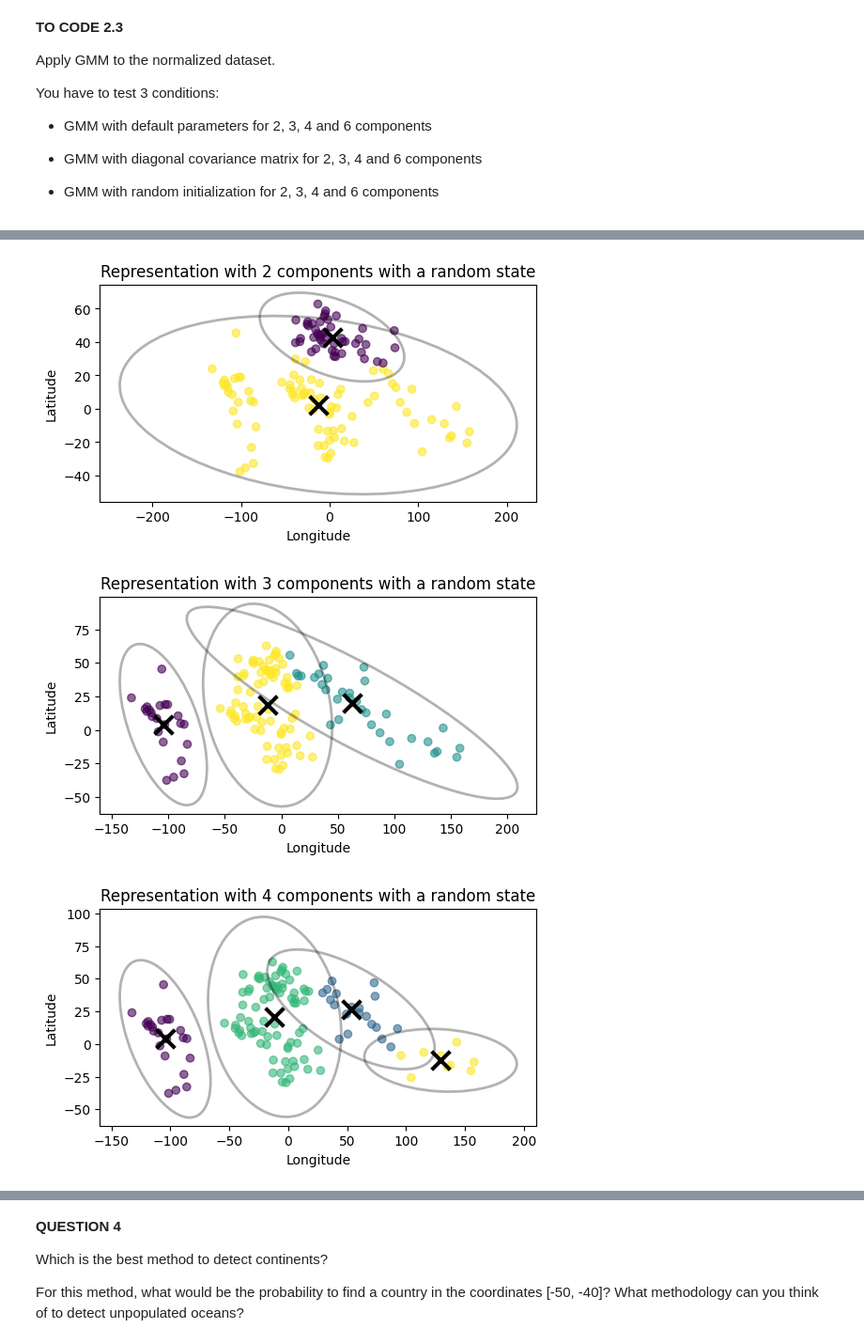
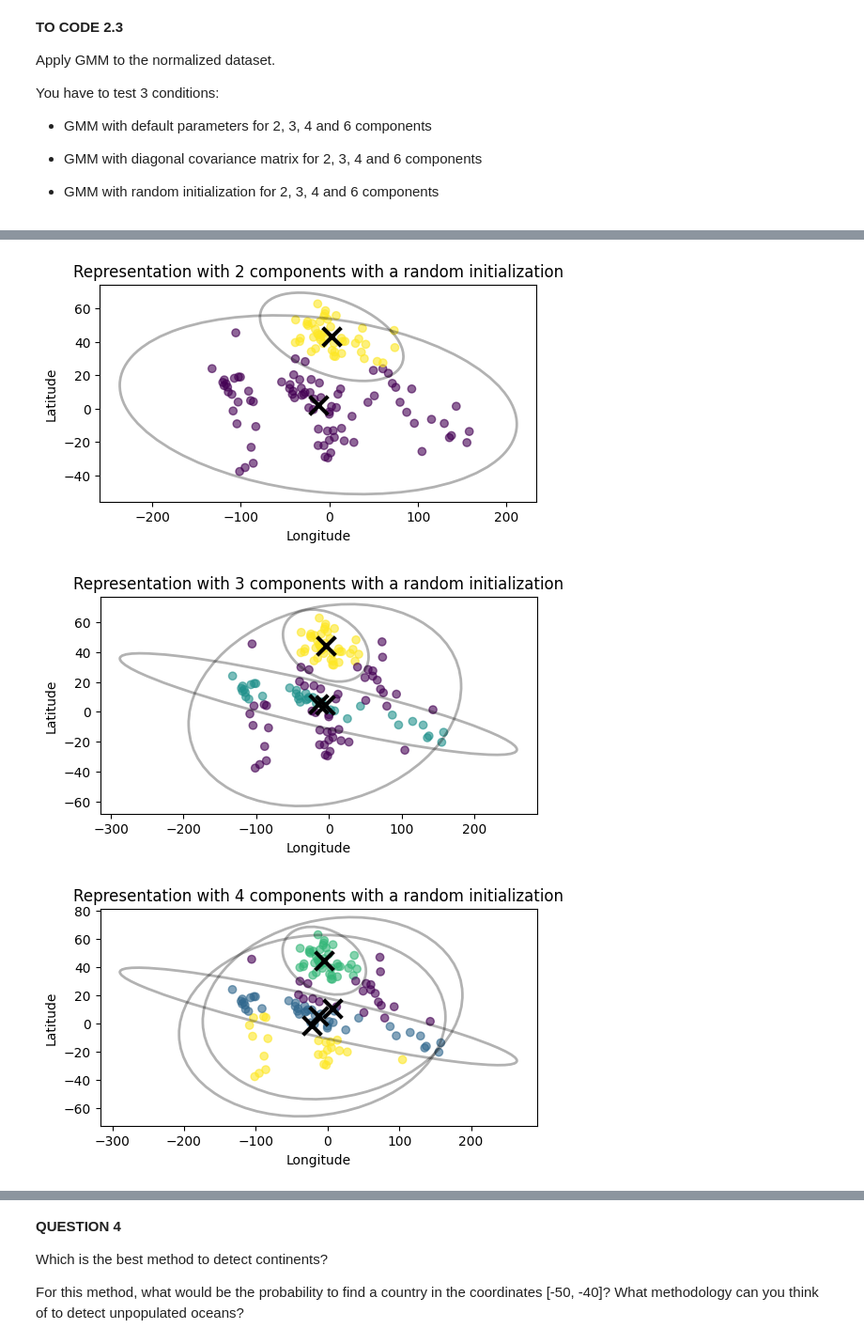
Before and after one commit to BALAKUMARKalai/TP_ML, a Jupyter notebook: TP1_Clustering.ipynb, the cells around one changed output, grey strips where cells are left out. Shown at 94% size. Drawn from its saved outputs; the diff is of its cells as text; code cells hidden in the pictures.

```diff
--- a/TP1_Clustering.ipynb
+++ b/TP1_Clustering.ipynb
@@ -312,41 +313,41 @@ from matplotlib import patches
 n_compo = [2,3,4,6]
 np_x = df_X.to_numpy()
 for component in n_compo:
-    mel_gauss = GaussianMixture(n_components = component, random_state = 32)
+    mel_gauss = GaussianMixture(n_components = component,init_params = 'random')
     mel_gauss.fit(df_X)
     predictions = mel_gauss.predict(df_X)
 
     moy_gauss = mel_gauss.means_
     moy_cov = mel_gauss.covariances_
     plt.figure(figsize=(6, 3))
 
     plt.scatter(np_x[:,0], np_x[:,1], c=predictions, alpha=0.6)
 
 
     for i in range(component):
         eigenvals, eigenvecs = np.linalg.eig(moy_cov[i])
         angle = np.degrees(np.arctan2(eigenvecs[1, 0], eigenvecs[0, 0]))
 
         ellipse = patches.Ellipse(
             moy_gauss[i],
             width=2*3*np.sqrt(eigenvals[0]),
             height=2*3*np.sqrt(eigenvals[1]),
             angle=angle,
             alpha=0.3,
             fill=False,
             edgecolor='black',
             linewidth=2
         )
         plt.gca().add_patch(ellipse)
 
         plt.scatter(moy_gauss[i, 0], moy_gauss[i, 1],
                    marker='x', s=200, linewidths=3, color='black')
 
     plt.xlabel("Longitude")
     plt.ylabel("Latitude")
-    plt.title(f'Representation with {component} components with a random state')
+    plt.title(f'Representation with {component} components with a random initialization')
     plt.show()
 # %% [output]
-[figure, old version]
+[figure, new version]
-[figure, old version]
+[figure, new version]
-[figure, old version]
+[figure, new version]
```
Also changed, not shown: parts of 15 cells of this notebook.
